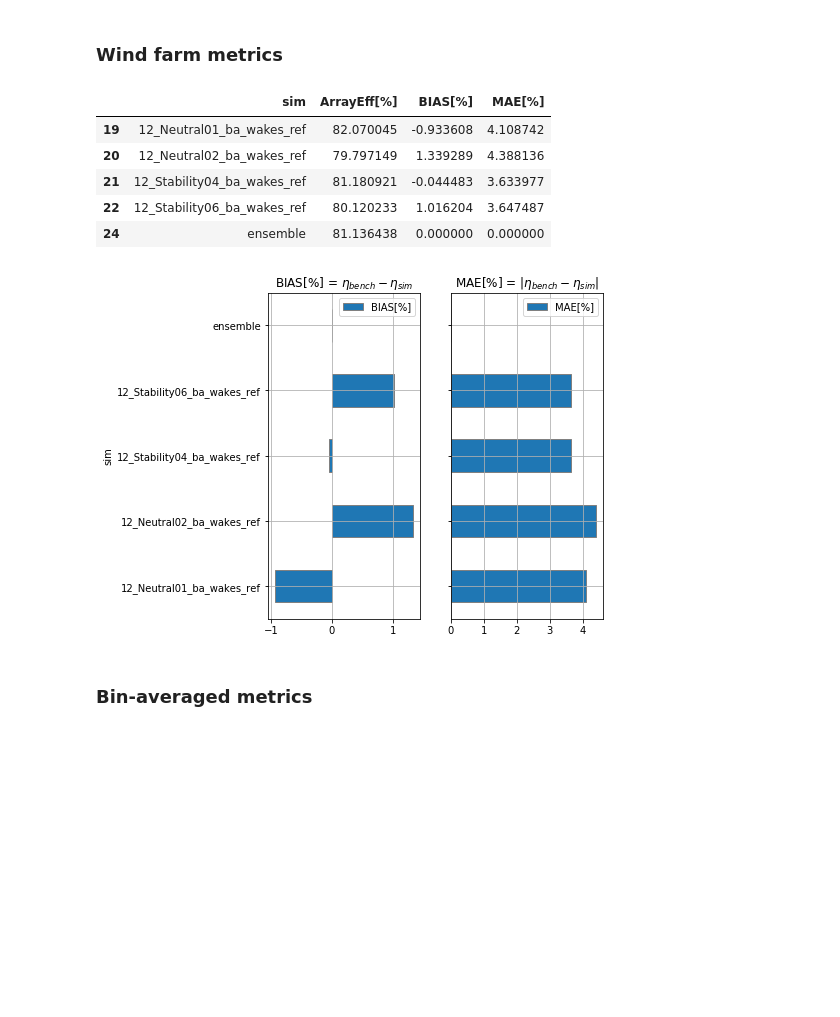
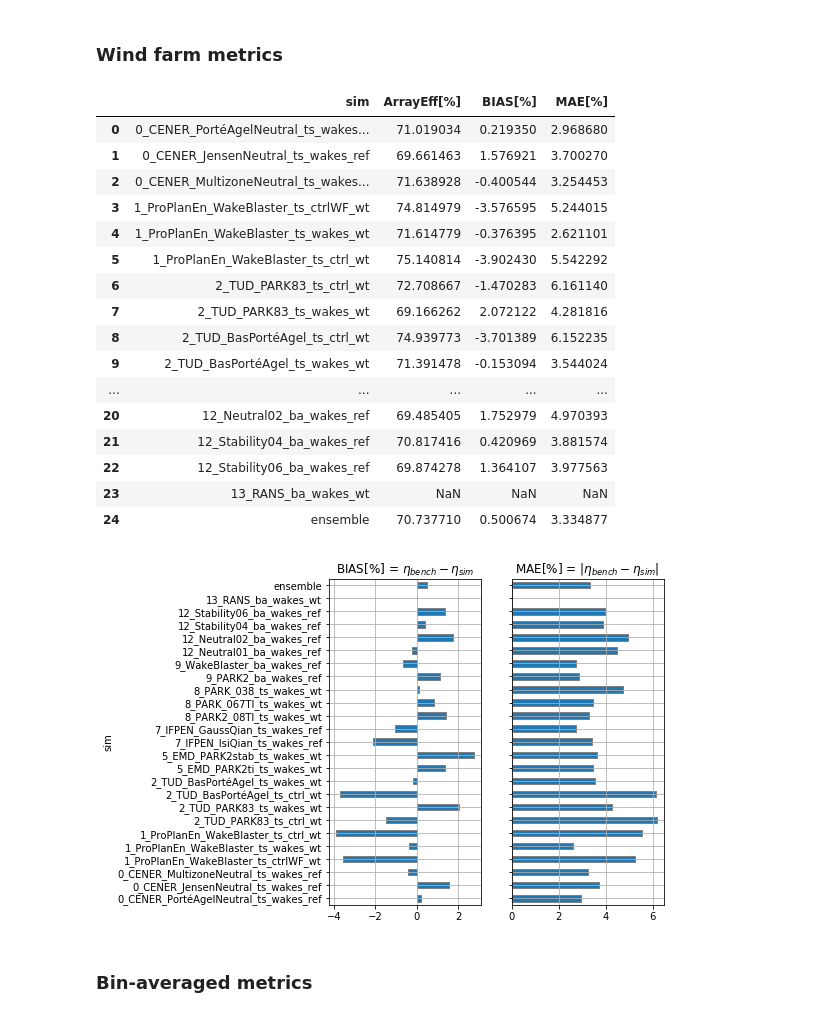
Before and after one commit to CENER-EPR/OWAbench, a Jupyter notebook: Dudgeon/Dudgeon_ArrayEfficiency.ipynb, the cells around one changed output. Drawn from its saved outputs; the diff is of its cells as text; code cells hidden in the pictures; blank space fills up the shorter version.

Commit message:
Mesoscale correction bias added

```diff
--- a/Dudgeon/Dudgeon_ArrayEfficiency.ipynb
+++ b/Dudgeon/Dudgeon_ArrayEfficiency.ipynb
@@ -266,7 +266,7 @@ except IOError:
 # %% [markdown]
 If no validation data is available, do code to code comparison by selecting a reference simulation to compare against:
 # %%
-benchmark = n_sim-1      # ref_sim = [] when you compare with validation data
+benchmark = [] #n_sim-1      # ref_sim = [] when you compare with validation data
 
 if not benchmark:
     print ("Your reference series is observations")
@@ -280,0 +288,17 @@ Your benchmark series is ensemble
+# %%
+obs_Pfree_ts = pd.read_csv('./observations/Dudgeon_Pfree_mean.csv', index_col = 'time')
+obs_Pfree = restrict_to_ts(obs_Pfree_ts, scada_ts)
+obs_Pfree, obs_Pfree_std = bin_avrg.compute_mean(obs_Pfree, ts_bin_map)
+ref_S = xr.DataArray(S_WDzL_speed.values, coords={'wd': WDbins_label, 'zL':zLbins_label}, dims=('wd','zL'))
+ref_P = pwr_curve(ref_S)
+Am = obs_Pfree/ref_P
+# plot using a dataframe
+Am_df = Am.to_dataframe(name = 'Am').unstack()
+Am_df.columns = Am_df.columns.get_level_values(1)
+Am_df = Am_df[['u','n','s']]
+fig, ax = plt.subplots()
+Am_df.reindex(index = WDbins_label).plot.bar(grid=1, title = 'Mesoscale bias correction factor', colormap = 'bwr_r', edgecolor = 'grey', ax=ax)
+ax.set_ylabel(r'$A_m$')
+ax.legend(['u', 'n', 's'], bbox_to_anchor=(1.0, 1.0));
+
+#Am[:] = 1  #uncomment if you don't want to use mesocale bias correction
@@ -322,6 +348,7 @@ with warnings.catch_warnings():
     for isim in range(n_sim):
         sim_eta[isim] = 100*np.sum(sim_P[isim],axis=0) / meso_P_sum
         sim_eta[isim] = sim_eta[isim].where(sim_eta[isim]>0)  # nan when there is no data
+        sim_eta[isim] = sim_eta[isim]*Am # multiply by mesoscale bias correction factor
         bias[isim] = bench_eta - sim_eta[isim]
         mae[isim] = np.absolute(bias[isim])
         if sim_P_std[isim] is not None:
@@ -357,8 +384,8 @@ for isim in range(n_sim):
 #plotresults = ensemble.copy()                           # simulations participating in the ensemble
 #plotresults.append(n_sim-1)                               # add the ensemble
 
-plotresults = [0,1,2,3,4,5,6,7,8,9,10,11,12,13,14,15,16,17,18,19,20,21,22,23] # for cherry peaking
-plotresults = [19,20,21,22,24] # for cherry peaking
+plotresults = [0,1,2,3,4,5,6,7,8,9,10,11,12,13,14,15,16,17,18,19,20,21,22,23,24] # for cherry peaking
+#plotresults = [19,20,21,22,24] # for cherry peaking
 
 # use 'Label', 'ID' (anonymous) or any other column in the participants table to tag the simulations in the plots
 tags = 'Label'
@@ -366,33 +393,46 @@ plotresultsname = [sims[tags][x] for x in plotresults]
 
 highlight = ['dud00b','dud01a','dud01b','dud02b','dud05a','dud07b','dud08a','dud09a','dud12b','dud13']          # Highlight results in spagetti plots
 #highlight = ['dud00a','dud00b','dud07a','dud07b','dud07c','dud09a']          # Highlight results in spagetti plots
-highlight = ['dud12a','dud12b','dud12c','dud12d']          # Highlight results in spagetti plots
+#highlight = ['dud12a','dud12b','dud12c','dud12d']          # Highlight results in spagetti plots
 # %% [markdown]
 ### Wind farm metrics
 # %%
 # Compute wind farm metrics
 Metrics = pd.DataFrame(np.zeros((n_sim,4)),
                        columns = ['sim','ArrayEff[%]','BIAS[%]','MAE[%]'],
                        index = sims.index) #sims[tags]
 for isim in range(n_sim):
     Metrics.loc[isim,'sim'] = sims[tags][isim] #sims[tags][isim]
     Metrics.loc[isim,'ArrayEff[%]'] = sim_eta_tot[isim] #sims[tags][isim]
     Metrics.loc[isim,'BIAS[%]'] = bias_tot[isim]
     Metrics.loc[isim,'MAE[%]'] = mae_tot[isim]
 
 fig, ax = plt.subplots(nrows=1, ncols=2, sharey='all',figsize=(6,6))
-Metrics.iloc[plotresults].plot.barh(x = 'sim', y = 'BIAS[%]', ax = ax[0], rot=0, grid=1, edgecolor = 'grey', title='BIAS[%] = $\eta_{bench}-\eta_{sim}$'); #colormap = 'bwr'
-Metrics.iloc[plotresults].plot.barh(x = 'sim', y = 'MAE[%]' , ax = ax[1], rot=0, grid=1, edgecolor = 'grey', title='MAE[%] = |$\eta_{bench}-\eta_{sim}$|'); #colormap = 'bwr'
+Metrics.iloc[plotresults].plot.barh(x = 'sim', y = 'BIAS[%]', ax = ax[0], rot=0, grid=1, edgecolor = 'grey',
+                                    title='BIAS[%] = $\eta_{bench}-\eta_{sim}$',legend=False); #colormap = 'bwr'
+Metrics.iloc[plotresults].plot.barh(x = 'sim', y = 'MAE[%]' , ax = ax[1], rot=0, grid=1, edgecolor = 'grey',
+                                    title='MAE[%] = |$\eta_{bench}-\eta_{sim}$|',legend=False); #colormap = 'bwr'
 
 Metrics.iloc[plotresults]
 # %% [output]
 |  | sim | ArrayEff[%] | BIAS[%] | MAE[%] |
-| 19 | 12_Neutral01_ba_wakes_ref | 82.070045 | -0.933608 | 4.108742 |
-| 20 | 12_Neutral02_ba_wakes_ref | 79.797149 | 1.339289 | 4.388136 |
-| 21 | 12_Stability04_ba_wakes_ref | 81.180921 | -0.044483 | 3.633977 |
-| 22 | 12_Stability06_ba_wakes_ref | 80.120233 | 1.016204 | 3.647487 |
-| 24 | ensemble | 81.136438 | 0.000000 | 0.000000 |
+| 0 | 0_CENER_PortéAgelNeutral_ts_wakes... | 71.019034 | 0.219350 | 2.968680 |
+| 1 | 0_CENER_JensenNeutral_ts_wakes_ref | 69.661463 | 1.576921 | 3.700270 |
+| 2 | 0_CENER_MultizoneNeutral_ts_wakes... | 71.638928 | -0.400544 | 3.254453 |
+| 3 | 1_ProPlanEn_WakeBlaster_ts_ctrlWF_wt | 74.814979 | -3.576595 | 5.244015 |
+| 4 | 1_ProPlanEn_WakeBlaster_ts_wakes_wt | 71.614779 | -0.376395 | 2.621101 |
+| 5 | 1_ProPlanEn_WakeBlaster_ts_ctrl_wt | 75.140814 | -3.902430 | 5.542292 |
+| 6 | 2_TUD_PARK83_ts_ctrl_wt | 72.708667 | -1.470283 | 6.161140 |
+| 7 | 2_TUD_PARK83_ts_wakes_wt | 69.166262 | 2.072122 | 4.281816 |
+| 8 | 2_TUD_BasPortéAgel_ts_ctrl_wt | 74.939773 | -3.701389 | 6.152235 |
+| 9 | 2_TUD_BasPortéAgel_ts_wakes_wt | 71.391478 | -0.153094 | 3.544024 |
+| ... | ... | ... | ... | ... |
+| 20 | 12_Neutral02_ba_wakes_ref | 69.485405 | 1.752979 | 4.970393 |
+| 21 | 12_Stability04_ba_wakes_ref | 70.817416 | 0.420969 | 3.881574 |
+| 22 | 12_Stability06_ba_wakes_ref | 69.874278 | 1.364107 | 3.977563 |
+| 23 | 13_RANS_ba_wakes_wt | NaN | NaN | NaN |
+| 24 | ensemble | 70.737710 | 0.500674 | 3.334877 |
-[figure, old version]
+[figure, new version]
 # %% [markdown]
 ### Bin-averaged metrics
 # %%
```
Also changed, not shown: parts of 11 cells of this notebook, 8 other files.
